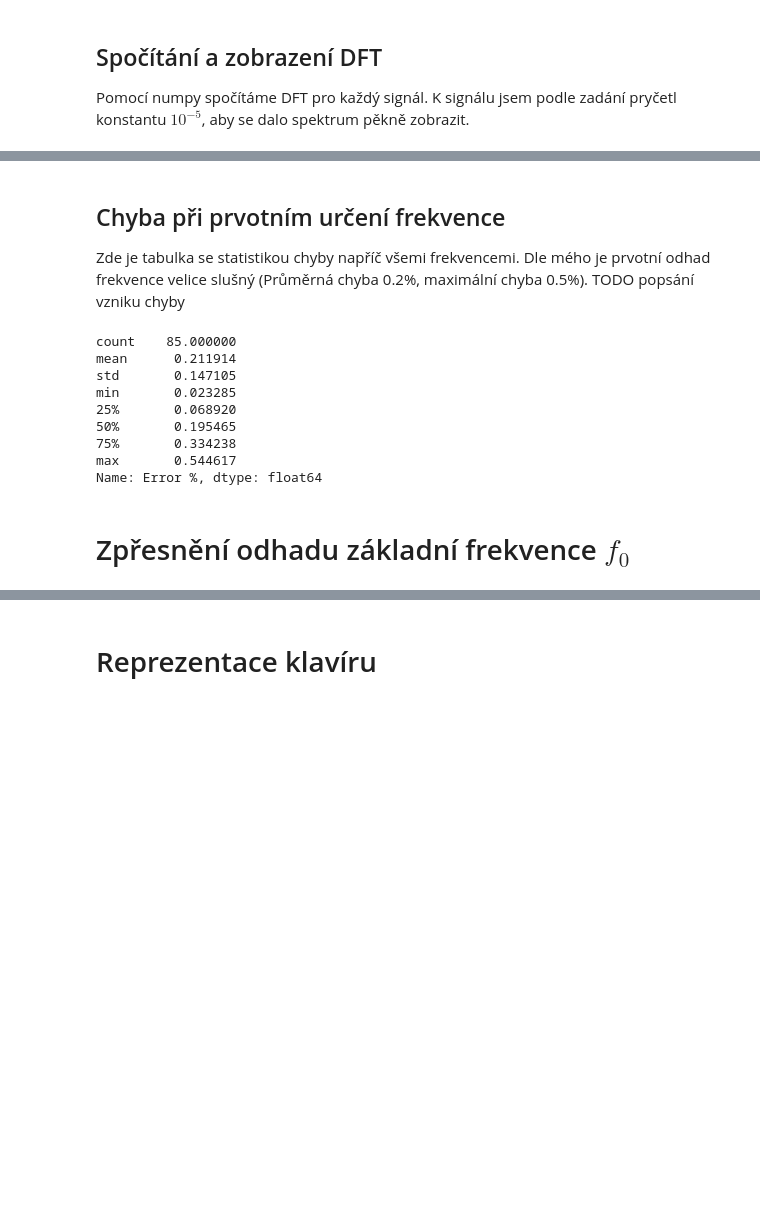
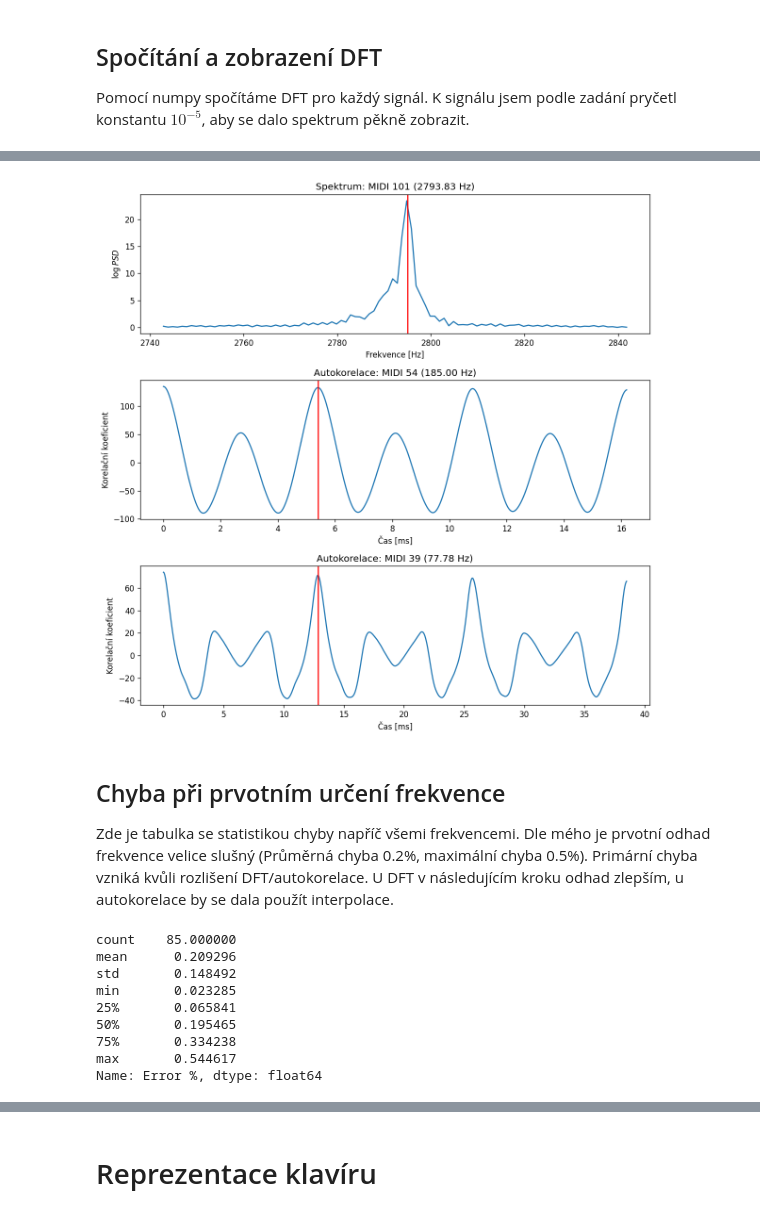
Before and after one commit to JosefKuchar/iss-project, a Jupyter notebook: src/reseni.ipynb, the cells around one changed output, grey strips where cells are left out. Saved outputs shown, nothing was run; the diff lists cells and outputs as text; code cells hidden in the pictures; blank space fills up the shorter version.

```diff
--- a/src/reseni.ipynb
+++ b/src/reseni.ipynb
@@ -81,6 +77,6 @@ Zadané tony uložíme pomocí knihovny soundfile.
 # %%
 names = ['a', 'b', 'c']
-for i, (tone, _) in enumerate(xkucha28):
+for i, tone in enumerate(xkucha28):
     sf.write(f'../audio/{names[i]}_orig.wav', xall[tone], Fs)
 # %% [markdown]
 # Určení základní frekvence
@@ -88,36 +85,57 @@ Pro určení základní frekvence pro každý tón jsem použil dvě metody. Pro
 # %%
 data = []
 estimates = np.zeros(MIDITO + 1)
+i = 1
+plt.figure(figsize=(10, 10), dpi=120)
 for tone, freq in midi.iterrows():
     f = 0
     if freq['freq'] < 800:
-        c = np.correlate(xall[tone], xall[tone], mode='full')
+        c = sig.correlate(xall[tone], xall[tone], mode='full')
         c = c[len(c)//2:]
         d = np.diff(c)
         start = np.nonzero(d > 0)[0][0]
         peak = np.argmax(c[start:]) + start
         f = Fs / peak
+        if tone in xkucha28:
+            plt.subplot(3, 1, i)
+            plt.plot(np.linspace(0, 1000 * peak * 3 / Fs, peak*3), c[:peak*3])
+            plt.title(f"Autokorelace: MIDI {tone} ({freq['freq']:.2f} Hz)")
+            plt.xlabel("Čas [ms]")
+            plt.ylabel("Korelační koeficient")
+            plt.axvline(1000 * peak / Fs, color='red')
+            i += 1
     else:
-        fft = np.abs(np.fft.fft(xall[tone]))
+        fft = np.abs(np.fft.fft(xall[tone], Fs))
         fft = fft[:len(fft)//2]
-        f = np.argmax(fft) * 2
+        f = np.argmax(fft)
+        if tone in xkucha28:
+            offset = 50
+            space = np.arange(freq['freq'] - offset - 1, freq['freq'] + offset - 1)
+            plt.subplot(3, 1, i)
+            plt.plot(space, fft[int(freq['freq']) - offset:int(freq['freq'] + offset)])
+            plt.title(f"Spektrum: MIDI {tone} ({freq['freq']:.2f} Hz)")
+            plt.xlabel("Frekvence [Hz]")
+            plt.ylabel("$\log PSD$")
+            plt.axvline(f, color='red')
+            i += 1
     data.append([f, freq['freq'], 100 * abs(f - freq['freq']) / freq['freq']])
     estimates[tone] = f
-df1 = pd.DataFrame(data=data, columns=['Calculated', 'Expected', 'Error %'])
+est_stats = pd.DataFrame(data=data, columns=['Calculated', 'Expected', 'Error %'])
+plt.tight_layout()
+# %% [output]
+[figure, added]
 # %% [markdown]
 ## Chyba při prvotním určení frekvence
-Zde je tabulka se statistikou chyby napříč všemi frekvencemi. Dle mého je prvotní odhad frekvence velice slušný (Průměrná chyba 0.2%, maximální chyba 0.5%). TODO popsání vzniku chyby
+Zde je tabulka se statistikou chyby napříč všemi frekvencemi. Dle mého je prvotní odhad frekvence velice slušný (Průměrná chyba 0.2%, maximální chyba 0.5%). Primární chyba vzniká kvůli rozlišení DFT/autokorelace. U DFT v následujícím kroku odhad zlepším, u autokorelace by se dala použít interpolace.
 # %%
-df['Error %'].describe()
+est_stats['Error %'].describe()
 # %% [output]
 count    85.000000
-mean      0.211914
-std       0.147105
+mean      0.209296
+std       0.148492
 min       0.023285
-25%       0.068920
+25%       0.065841
 50%       0.195465
 75%       0.334238
 max       0.544617
 Name: Error %, dtype: float64
-# %% [markdown]
-# Zpřesnění odhadu základní frekvence $f_0$
```
Also changed, not shown: parts of 29 cells of this notebook, 5 other files.
